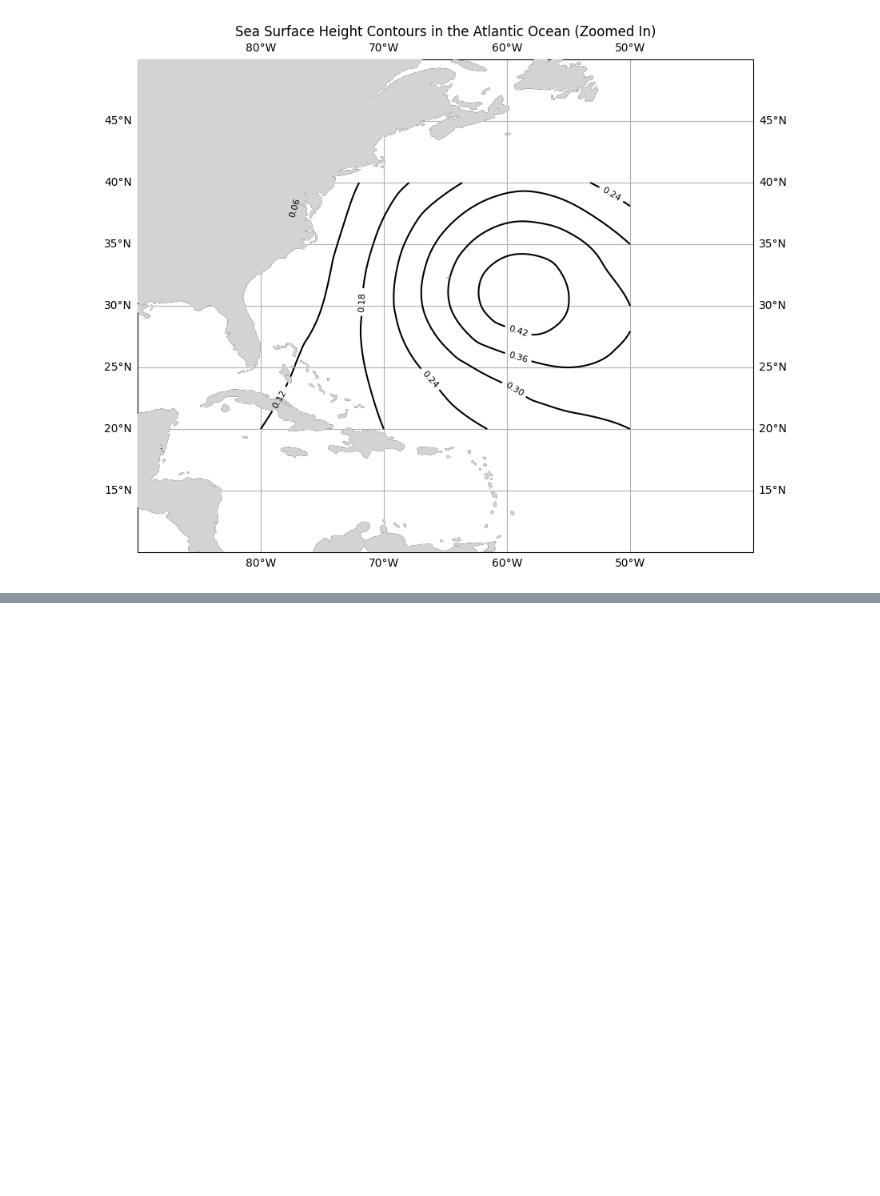
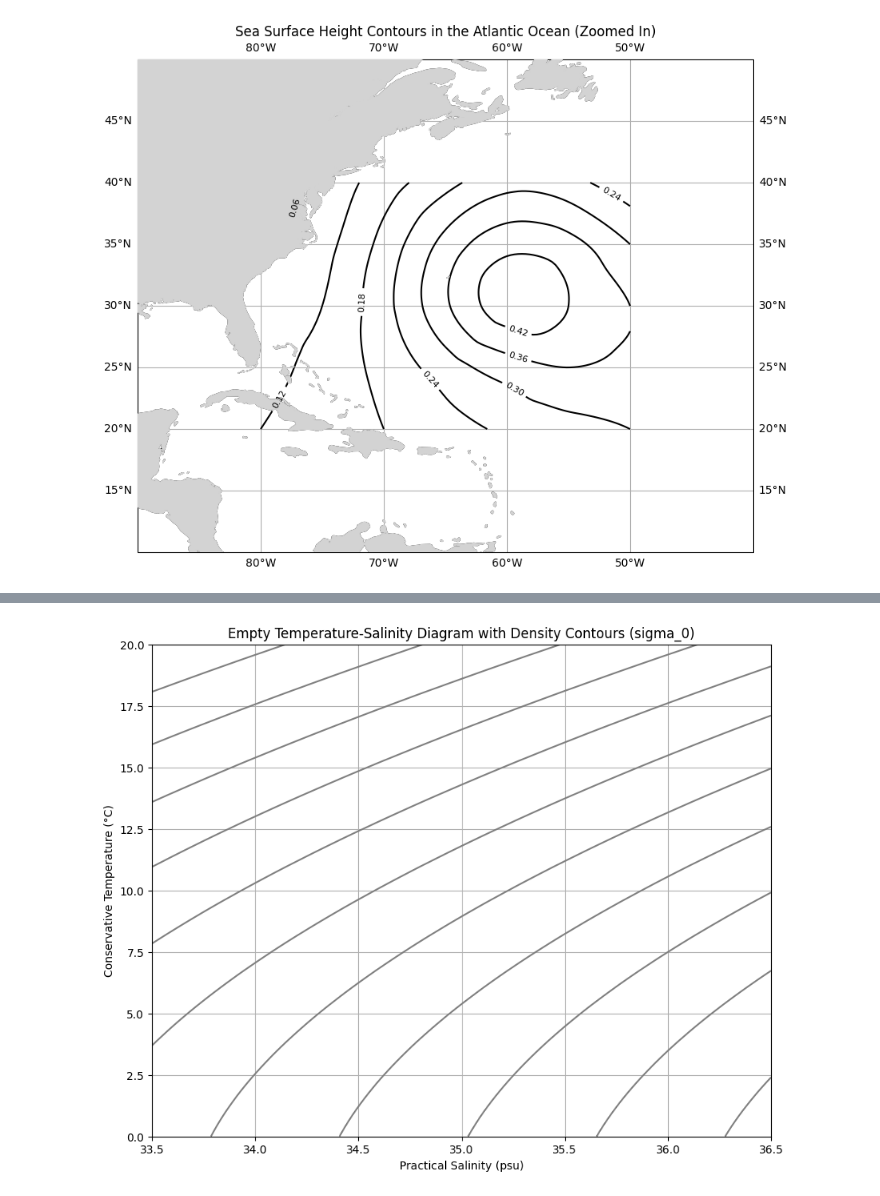
Before and after one commit to websterj3-sketch/QLC140Spring26, a Jupyter notebook: Exercise3.ipynb, the cells around one changed output, grey strips where cells are left out. Drawn from its saved outputs; the diff is of its cells as text; code cells hidden in the pictures; blank space fills up the shorter version.

```diff
--- a/Exercise3.ipynb
+++ b/Exercise3.ipynb
@@ -97,0 +121,29 @@ plt.show()
+# %%
+# Plot an empty temperature-salinity diagram with equal density contours, using the gsw package to calculate equal density.
+
+# Define ranges for practical salinity and conservative temperature
+SA_range = np.linspace(33.5, 36.5, 100)  # Practical Salinity from 33.5 to 36.5 psu
+CT_range = np.linspace(0, 20, 100) # Conservative Temperature from 0 to 20 °C
+
+# Create a grid of SA and CT values
+SA_grid, CT_grid = np.meshgrid(SA_range, CT_range)
+
+# Calculate in-situ density (sigma_t) at reference pressure of 0 dbar
+# gsw.rho returns density in kg/m^3
+rho_grid = gsw.rho(SA_grid, CT_grid, 0) # 0 dbar pressure
+sigma0_grid = rho_grid - 1000 # Convert to sigma_0 (density anomaly)
+
+# Create the plot
+plt.figure(figsize=(10, 8))
+plt.contour(SA_grid, CT_grid, sigma0_grid, colors='gray', linestyles='-', levels=np.arange(20, 30, 0.5))
+plt.xlabel('Practical Salinity (psu)')
+plt.ylabel('Conservative Temperature (°C)')
+plt.title('Empty Temperature-Salinity Diagram with Density Contours (sigma_0)')
+plt.grid(True)
+
+# Export figure
+plt.savefig('ts_diagram_density_contours.png', dpi=300, bbox_inches='tight')
+
+plt.show()
+# %% [output]
+[figure, added]
```
Also changed, not shown: parts of 5 cells of this notebook.
